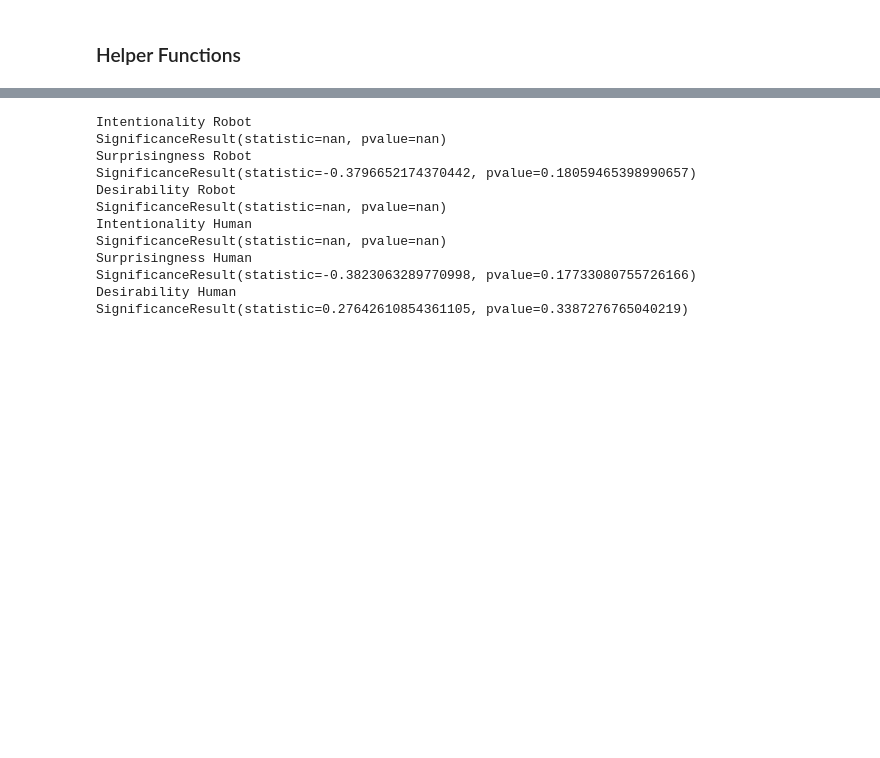
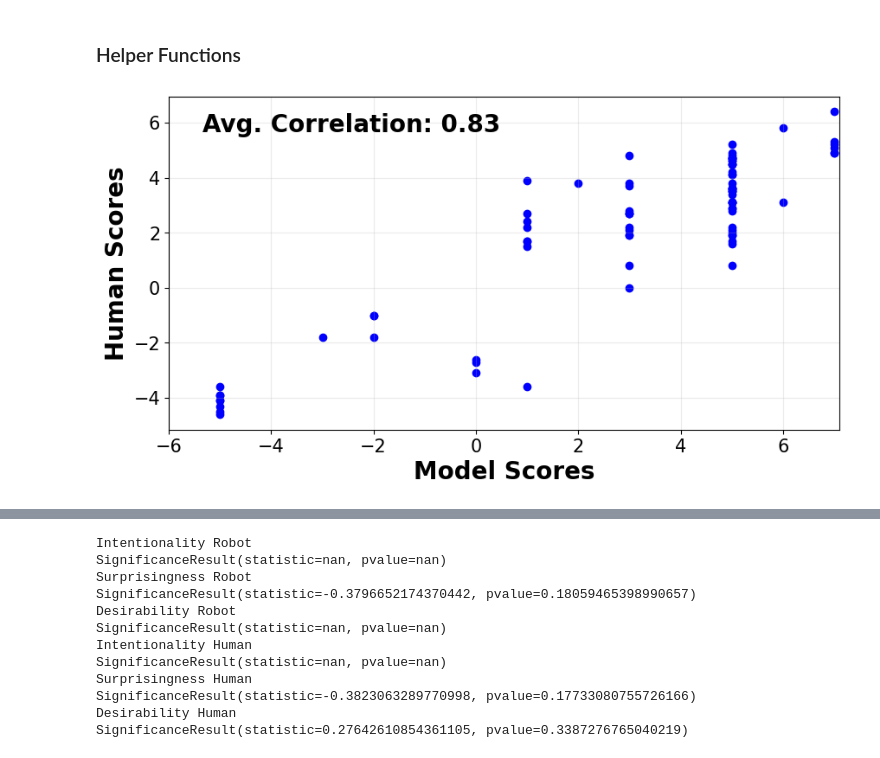
Before and after one commit to lwachowiak/LLMs-for-Social-Robotics, a Jupyter notebook: code/Experiment_2/result_analysis_exp2.ipynb, the cells around one changed output, grey strips where cells are left out. Saved outputs shown, nothing was run; the diff lists cells and outputs as text; code cells hidden in the pictures; blank space fills up the shorter version.

```diff
--- a/code/Experiment_2/result_analysis_exp2.ipynb
+++ b/code/Experiment_2/result_analysis_exp2.ipynb
@@ -53,15 +53,19 @@ def load_from_csv(model_name):
         model_avg_ratings["Desirability Human"].append(model_scores["Desirability"][i])
 
     model_difference_ratings = {"Intentionality": [], "Surprisingness": [], "Desirability": []}
-    # substract robot from human score
-    for i in indices_human_diff:
-        model_difference_ratings["Intentionality"].append(model_scores["Intentionality"][i])
-        model_difference_ratings["Surprisingness"].append(model_scores["Surprisingness"][i])
-        model_difference_ratings["Desirability"].append(model_scores["Desirability"][i])
-    for i, ind in enumerate(indices_robot_diff):
-        model_difference_ratings["Intentionality"][i]-=model_scores["Intentionality"][ind]
-        model_difference_ratings["Surprisingness"][i]-=model_scores["Surprisingness"][ind]
-        model_difference_ratings["Desirability"][i]-=model_scores["Desirability"][ind]
+
+    try:
+        # substract robot from human score
+        for i in indices_human_diff:
+            model_difference_ratings["Intentionality"].append(model_scores["Intentionality"][i])
+            model_difference_ratings["Surprisingness"].append(model_scores["Surprisingness"][i])
+            model_difference_ratings["Desirability"].append(model_scores["Desirability"][i])
+        for i, ind in enumerate(indices_robot_diff):
+            model_difference_ratings["Intentionality"][i]-=model_scores["Intentionality"][ind]
+            model_difference_ratings["Surprisingness"][i]-=model_scores["Surprisingness"][ind]
+            model_difference_ratings["Desirability"][i]-=model_scores["Desirability"][ind]
+    except:
+        print("not model difference ratings for", model_name)
 
 
     return model_avg_ratings, model_difference_ratings
@@ -219,0 +296,4 @@ def compute_correlations(model_scores, user_scores, save_name="", plot = False,
+# %%
+scatter_plot(model_avg_ratings_gpt4, human_avg_ratings, "Experiment 2 — GPT-4", "0.83", "Blue", "gpt4_scatterplot_exp2",)
+# %% [output]
+[figure, added]
```
Also changed, not shown: parts of 17 cells of this notebook, 22 other files.
